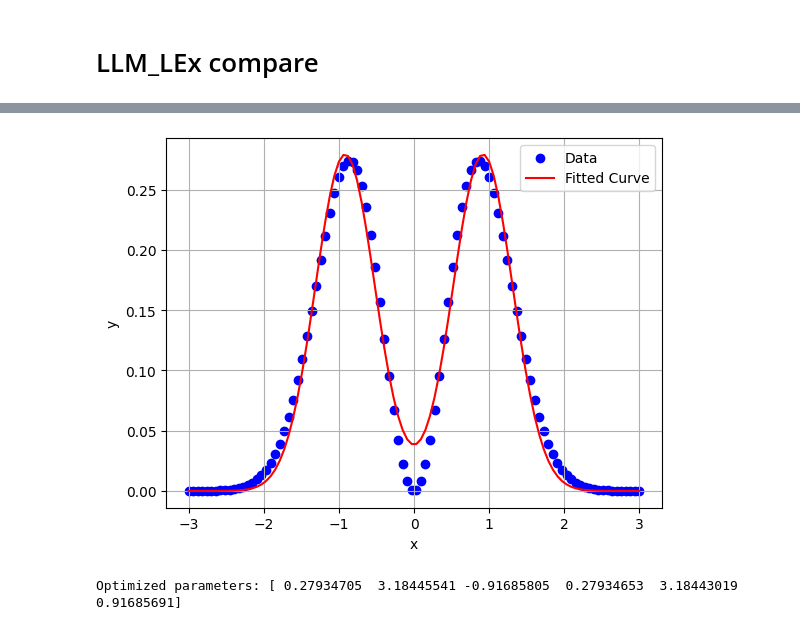
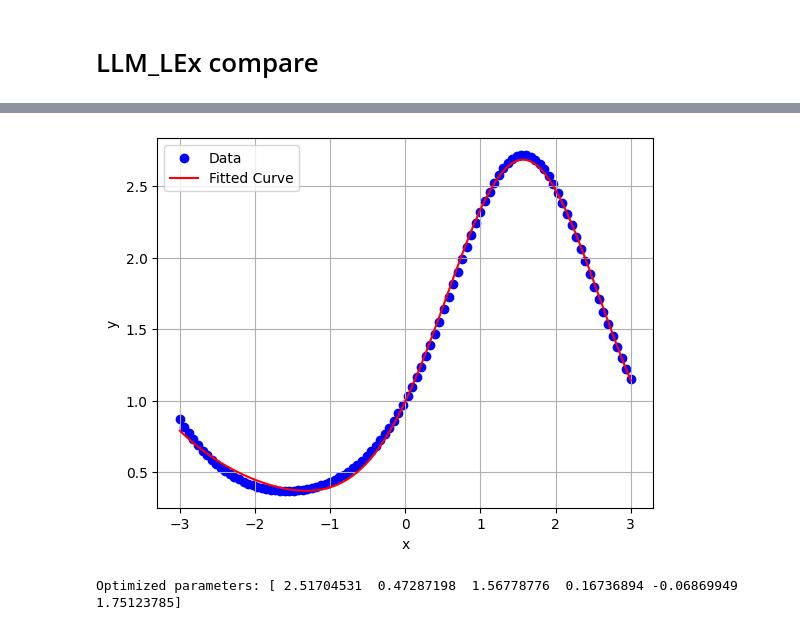
Before and after one commit to harveyThomas4692/llmlex, a Jupyter notebook: Examples/raw_data_examples.ipynb, the cells around one changed output, grey strips where cells are left out. Cells and saved outputs as stored; diff of their text form; code cells hidden in the pictures.

````diff
--- a/Examples/raw_data_examples.ipynb
+++ b/Examples/raw_data_examples.ipynb
@@ -78,12 +102,11 @@ curve_2 = lambda x, *params: params[0] * np.exp(-params[1] * x**2)
 ```
 # %%
-
 # Define the curve function
 def curve_2(x, *params):
-    return params[0] * np.exp(-params[1] * x**2.)
+    return params[0] * np.exp(-params[1] * x**2.) + params[2]
 
 # Initial guess for the parameters
-initial_guess = [1, 1]
+initial_guess = [1, 1, 1]
 
 # Fit the curve to the data
 popt, pcov = curve_fit(curve_2, x, y, p0=initial_guess)
@@ -118,0 +275,24 @@ print(r)
+# %%
+
+# Define the curve function
+def curve_2(x, *params):
+    return params[0] * np.exp(-params[1] * x**2) * np.sin(params[2] * x)**2
+
+# Fit the curve to the data
+popt = r['params']
+
+# Plot the original data
+plt.scatter(x, y, label='Data', color='blue')
+
+# Plot the fitted curve
+plt.plot(x, curve_2(x, *popt), label='Fitted Curve', color='red')
+
+# Add labels and legend
+plt.xlabel('x')
+plt.ylabel('y')
+plt.legend()
+plt.grid(True)
+plt.show()
+
+# Print the optimized parameters
+print("Optimized parameters:", popt)
@@ -118,0 +302,3 @@ print(r)
+# %%
+r = llmlex.single_call(client, base64_image, x, y2, model="openai/gpt-4o",function_list=None, system_prompt=None)
+print(r)
@@ -119,30 +310,26 @@ print(r)
 # %%
-
 # Define the curve function
 def curve_2(x, *params):
-    return params[0] * np.exp(-params[1] * (x - params[2])**2) + params[3] * np.exp(-params[4] * (x - params[5])**2)
-
-# Initial guess for the parameters
-initial_guess = [1, 1, 1, 1, 1, 1]
+    return params[0] * np.exp(-params[1]*(x-params[2])**2) + params[3] * np.exp(-params[4]*(x-params[5])**2)
 
 # Fit the curve to the data
-popt, pcov = curve_fit(curve_2, x, y, p0=initial_guess)
+popt = r['params']
 
 # Plot the original data
-plt.scatter(x, y, label='Data', color='blue')
+plt.scatter(x, y2, label='Data', color='blue')
 
 # Plot the fitted curve
 plt.plot(x, curve_2(x, *popt), label='Fitted Curve', color='red')
 
 # Add labels and legend
 plt.xlabel('x')
 plt.ylabel('y')
 plt.legend()
 plt.grid(True)
 plt.show()
 
 # Print the optimized parameters
 print("Optimized parameters:", popt)
 # %% [output]
-[figure, old version]
+[figure, new version]
-Optimized parameters: [ 0.27934705  3.18445541 -0.91685805  0.27934653  3.18443019  0.91685691]
+Optimized parameters: [ 2.51704531  0.47287198  1.56778776  0.16736894 -0.06869949  1.75123785]
````
Also changed, not shown: parts of 12 cells of this notebook, 2 other files.
